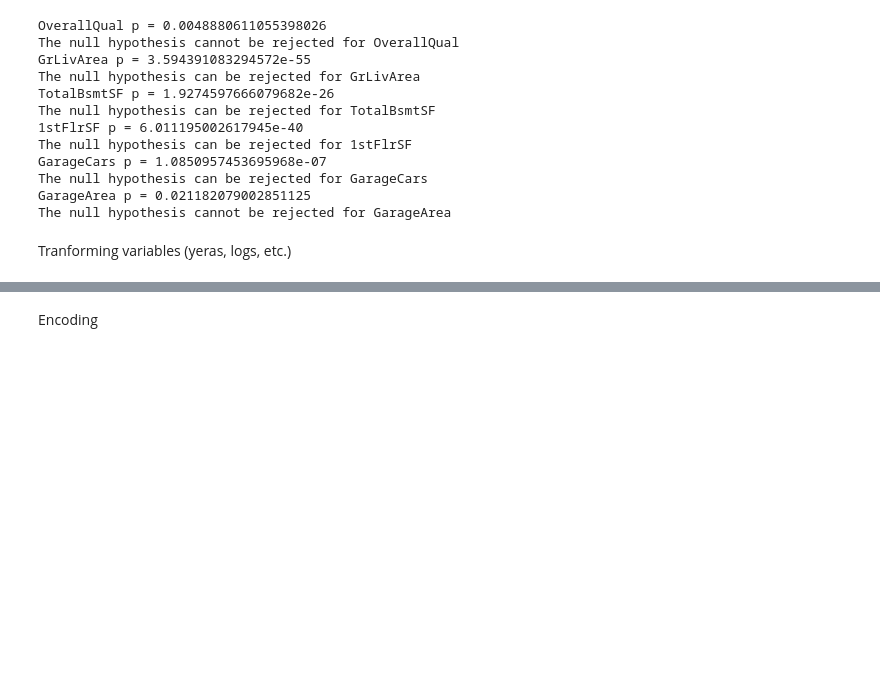
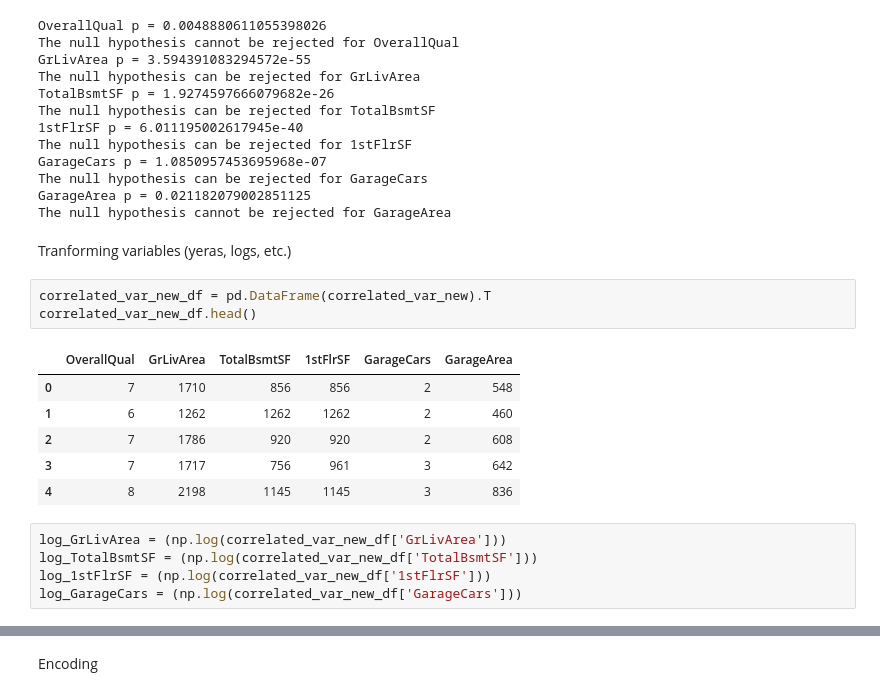
Before and after one commit to julijadociene/WGT-House_Prices, a Jupyter notebook: scripts/descriptive_statistcis_feature_eng.ipynb, the cells around one changed output, grey strips where cells are left out. Cells and saved outputs as stored; diff of their text form; blank space fills up the shorter version.

```diff
--- a/scripts/descriptive_statistcis_feature_eng.ipynb
+++ b/scripts/descriptive_statistcis_feature_eng.ipynb
@@ -513,3 +513,18 @@ GarageArea p = 0.021182079002851125
 The null hypothesis cannot be rejected for GarageArea
 # %% [markdown]
 Tranforming variables (yeras, logs, etc.)
+# %%
+correlated_var_new_df = pd.DataFrame(correlated_var_new).T
+correlated_var_new_df.head()
+# %% [output]
+|  | OverallQual | GrLivArea | TotalBsmtSF | 1stFlrSF | GarageCars | GarageArea |
+| 0 | 7 | 1710 | 856 | 856 | 2 | 548 |
+| 1 | 6 | 1262 | 1262 | 1262 | 2 | 460 |
+| 2 | 7 | 1786 | 920 | 920 | 2 | 608 |
+| 3 | 7 | 1717 | 756 | 961 | 3 | 642 |
+| 4 | 8 | 2198 | 1145 | 1145 | 3 | 836 |
+# %%
+log_GrLivArea = (np.log(correlated_var_new_df['GrLivArea']))
+log_TotalBsmtSF = (np.log(correlated_var_new_df['TotalBsmtSF']))
+log_1stFlrSF = (np.log(correlated_var_new_df['1stFlrSF']))
+log_GarageCars = (np.log(correlated_var_new_df['GarageCars']))
```
Also changed, not shown: parts of 18 cells of this notebook, 2 other files.
